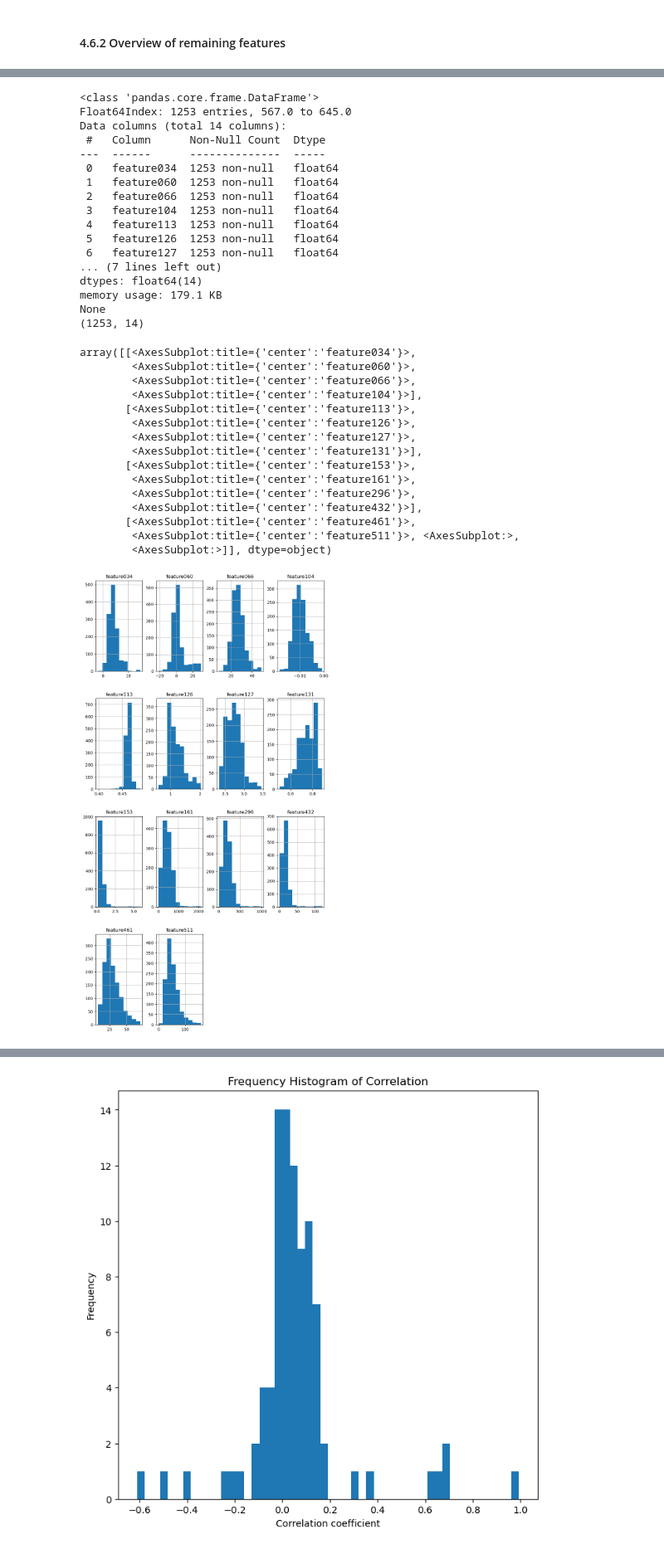
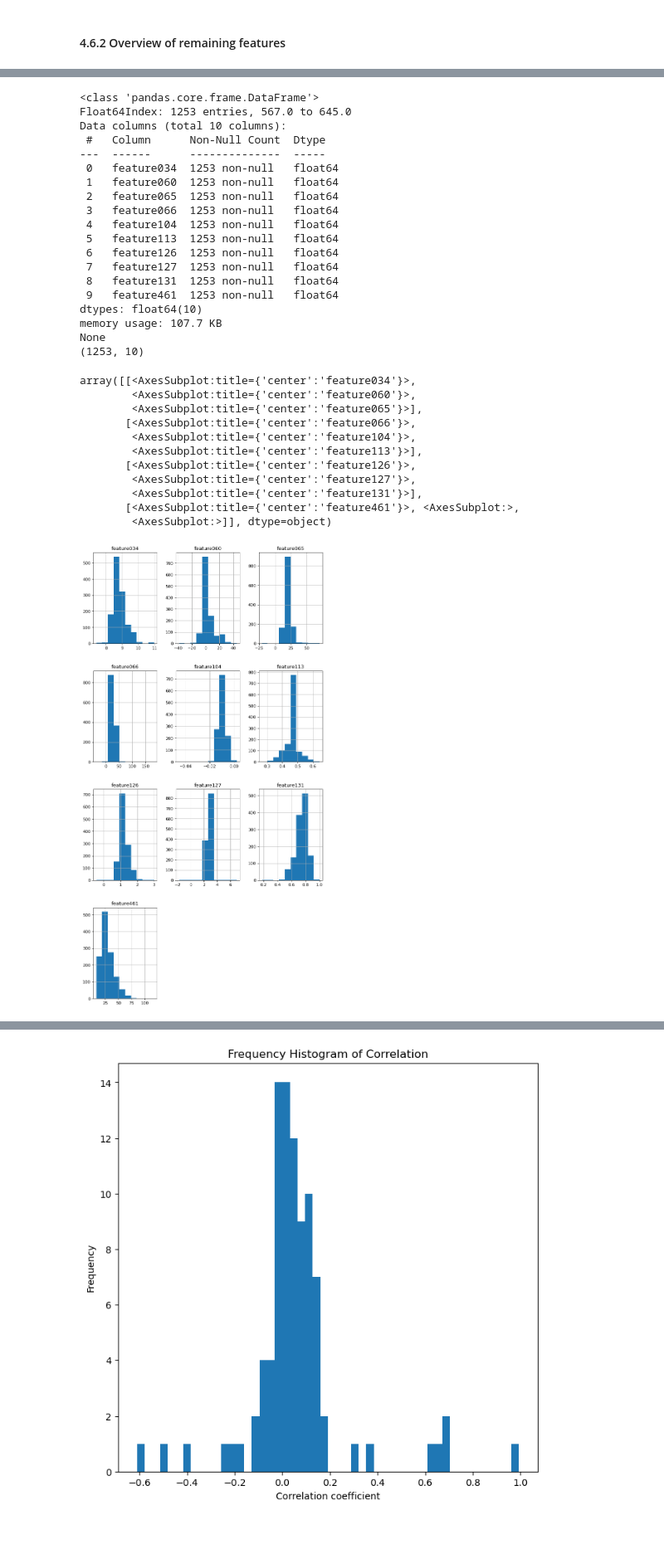
Before and after one commit to Landschy/datamining-htw, a Jupyter notebook: scripts/Presentation2final.ipynb, the cells around one changed output, grey strips where cells are left out. Shown at 83% size. Drawn from its saved outputs; the diff is of its cells as text; code cells hidden in the pictures.

```diff
--- a/scripts/Presentation2final.ipynb
+++ b/scripts/Presentation2final.ipynb
@@ -125,8 +159,8 @@ from collections import Counter # To save the counted values as dict keys
 ## 1. Read Data
 # %%
 # reading data as a data frame, setting ID as the index and getting the number of rows and columns
-#df = pd.DataFrame(pd.read_spss("../data/secom_mod.SAV"))
-df = pd.read_spss(r'C:\Users\s0576758\Desktop\HTW\Data Mining - Tilo\secom_mod.SAV')
+df = pd.DataFrame(pd.read_spss("../data/secom_mod.SAV"))
+#df = pd.read_spss(r'C:\Users\s0576758\Desktop\HTW\Data Mining - Tilo\secom_mod.SAV')
 df = df.set_index('ID')
 df.shape
 # %% [output]
@@ -585,6 +636,5 @@ X_train_KNN.isna().sum().sum()
 #### 4.4.2. MICE
 # %%
 # impute using mice
-X_train_MICE = X_train.copy(deep=True)
 X_train_MICE.iloc[:,:] = pd.DataFrame(MissingValueImputation(X_train,'MICE'))
 # %%
@@ -697,5 +739,7 @@ sns.scatterplot(data = tsne_features , x='x' , y='y', hue= X_tsne['class'], lege
 # %%
-def FeatureSelection (X, y) :
+#Boruta function
+
+def BorutaFeatureSelection (X, y) :
     feature_names = np.array(X.columns)
 
     # define random forest classifier
@@ -734,5 +778,5 @@ def FeatureSelection (X, y) :
     return pd.DataFrame(X.filter(final_features)) , final_features
 # %%
 # apply Boruta and store selected features in the variable
-X_train_KNN_Boruta , final_features_KNN = FeatureSelection(X_train_KNN,y_train)
+X_train , final_features = BorutaFeatureSelection(X_train_MICE,y_train)
 # %% [output]
@@ -771,44 +815,42 @@ X_train_KNN_Boruta.describe()
 # %%
 #datatype and shape
-print(X_train_KNN_Boruta.info())
-print(X_train_KNN_Boruta.shape)
+print(X_train.info())
+print(X_train.shape)
 # %% [output]
 <class 'pandas.core.frame.DataFrame'>
 Float64Index: 1253 entries, 567.0 to 645.0
-Data columns (total 14 columns):
+Data columns (total 10 columns):
  #   Column      Non-Null Count  Dtype
 ---  ------      --------------  -----
  0   feature034  1253 non-null   float64
  1   feature060  1253 non-null   float64
- 2   feature066  1253 non-null   float64
- 3   feature104  1253 non-null   float64
- 4   feature113  1253 non-null   float64
- 5   feature126  1253 non-null   float64
- 6   feature127  1253 non-null   float64
-... (7 lines left out)
-dtypes: float64(14)
-memory usage: 179.1 KB
+ 2   feature065  1253 non-null   float64
+ 3   feature066  1253 non-null   float64
+ 4   feature104  1253 non-null   float64
+ 5   feature113  1253 non-null   float64
+ 6   feature126  1253 non-null   float64
+ 7   feature127  1253 non-null   float64
+ 8   feature131  1253 non-null   float64
+ 9   feature461  1253 non-null   float64
+dtypes: float64(10)
+memory usage: 107.7 KB
 None
-(1253, 14)
+(1253, 10)
 # %%
 # Histogram of the features
-X_train_KNN_Boruta.hist(figsize=(10,20))
+X_train.hist(figsize=(10,20))
 # %% [output]
 array([[<AxesSubplot:title={'center':'feature034'}>,
         <AxesSubplot:title={'center':'feature060'}>,
-        <AxesSubplot:title={'center':'feature066'}>,
-        <AxesSubplot:title={'center':'feature104'}>],
-       [<AxesSubplot:title={'center':'feature113'}>,
-        <AxesSubplot:title={'center':'feature126'}>,
+        <AxesSubplot:title={'center':'feature065'}>],
+       [<AxesSubplot:title={'center':'feature066'}>,
+        <AxesSubplot:title={'center':'feature104'}>,
+        <AxesSubplot:title={'center':'feature113'}>],
+       [<AxesSubplot:title={'center':'feature126'}>,
         <AxesSubplot:title={'center':'feature127'}>,
         <AxesSubplot:title={'center':'feature131'}>],
-       [<AxesSubplot:title={'center':'feature153'}>,
-        <AxesSubplot:title={'center':'feature161'}>,
-        <AxesSubplot:title={'center':'feature296'}>,
-        <AxesSubplot:title={'center':'feature432'}>],
-       [<AxesSubplot:title={'center':'feature461'}>,
-        <AxesSubplot:title={'center':'feature511'}>, <AxesSubplot:>,
+       [<AxesSubplot:title={'center':'feature461'}>, <AxesSubplot:>,
         <AxesSubplot:>]], dtype=object)
-[figure, old version]
+[figure, new version]
 # %%
 # Histogram of Standard Deviation of the remaining features
```
Also changed, not shown: parts of 43 cells of this notebook.
